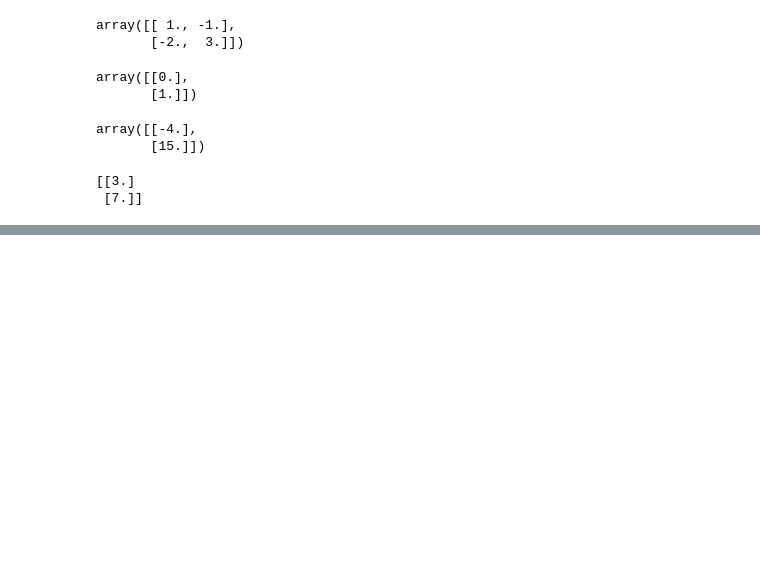
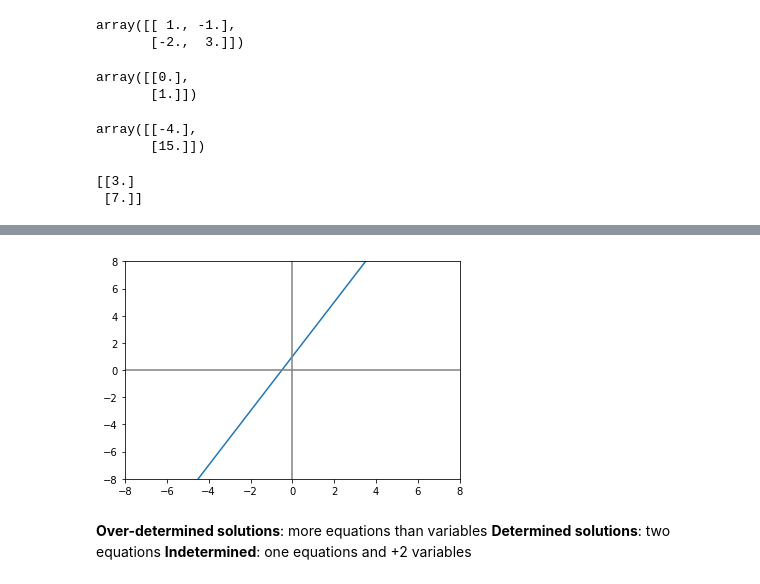
Before and after one commit to XavierCarrera/linear_algebra_python, a Jupyter notebook: Linear_Algebra.ipynb, the cells around one changed output, grey strips where cells are left out. Drawn from its saved outputs; the diff is of its cells as text; code cells hidden in the pictures; blank space fills up the shorter version.

```diff
--- a/Linear_Algebra.ipynb
+++ b/Linear_Algebra.ipynb
@@ -333,0 +388,16 @@ print(A.dot(sol_2))
+# %%
+plt.figure()
+plt.plot(x, y_3)
+
+plt.xlim(-8,8)
+plt.ylim(-8,8)
+
+plt.axvline(x=0, color = "grey")
+plt.axhline(y=0, color = "grey")
+plt.show()
+# %% [output]
+[figure, added]
+# %% [markdown]
+**Over-determined solutions**: more equations than variables
+**Determined solutions**: two equations
+**Indetermined**: one equations and +2 variables
```
Also changed, not shown: parts of 93 cells of this notebook.
